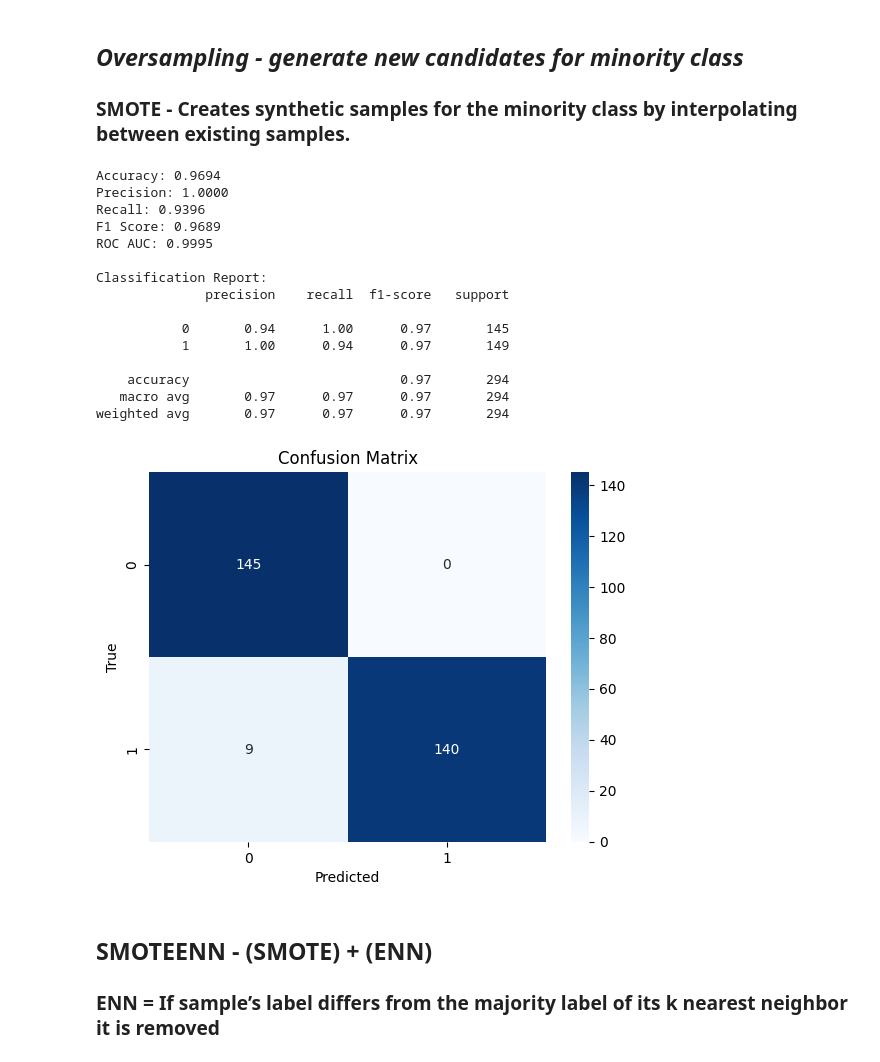
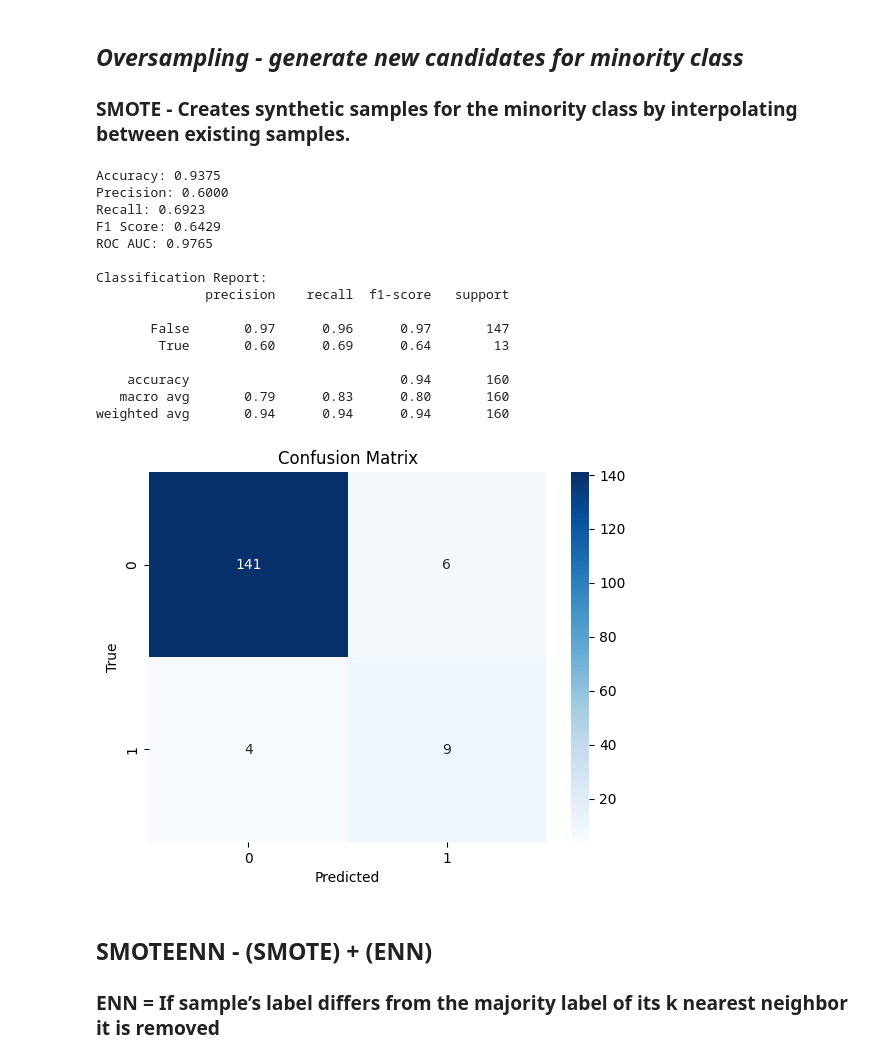
Before and after one commit to GabrielVrabie007/Sigmoid-Intership, a Jupyter notebook: 18.Class_Balancing/main.ipynb, the cells around one changed output. Saved outputs shown, nothing was run; the diff lists cells and outputs as text; code cells hidden in the pictures.

```diff
--- a/18.Class_Balancing/main.ipynb
+++ b/18.Class_Balancing/main.ipynb
@@ -50,4 +50,4 @@ plt.show()
 ### ***Make sure you balance data especially when you predict something more important:have disease or not,fraud or not fraud***
 # %%
 #Drop unusefull column
-df.drop(columns=["#"])
+df = df.drop(columns=["#"],inplace=True)
@@ -105,0 +101,5 @@ df = encode_object_columns(df)
+# %%
+X_train_balanced = train_balanced.drop(columns=[target_column])
+y_train_balanced = train_balanced[target_column]
+
+print(y_train_balanced.value_counts())
@@ -108,7 +113,6 @@ df = encode_object_columns(df)
 # %%
 from sklearn.ensemble import RandomForestClassifier
 from sklearn.utils.class_weight import compute_class_weight
-from sklearn.model_selection import train_test_split
 from sklearn.metrics import (
     accuracy_score,
     precision_score,
@@ -120,20 +124,14 @@ from sklearn.metrics import (
 )
 import numpy as np
 import seaborn as sns
-import matplotlib.pyplot as plt
 
-X = df.drop(target_column, axis=1)
-y = df[target_column]
 
-X_train, X_test, y_train, y_test = train_test_split(
-    X, y, test_size=0.2, random_state=42
-)
 
-classes = np.unique(y_train)
+classes = np.unique(y_train_balanced)
 weights = compute_class_weight(
     class_weight='balanced',
     classes=classes,
-    y=y_train
+    y=y_train_balanced
 )
 class_weights = dict(zip(classes, weights))
 print(class_weights)
@@ -142,5 +140,5 @@ model = RandomForestClassifier(
     class_weight=class_weights,
     random_state=42
 )
-model.fit(X_train, y_train)
+model.fit(X_train_balanced, y_train_balanced)
 # %% [output]
@@ -206,34 +204,37 @@ weighted avg       0.96      0.96      0.96       160
 # %%
 from crucio import SMOTE
 
+
+train_df = X_train.copy()
+
+train_df[target_column] = y_train
+
 smote = SMOTE()
-smote_balanced_df = smote.balance(df=df, target=target_column)
+smote_balanced_df = smote.balance(df=train_df, target=target_column)
 
-X_smote = smote_balanced_df.drop(target_column, axis=1)
-y_smote = smote_balanced_df[target_column]
+X_train_smote = smote_balanced_df.drop(columns=[target_column])
+y_train_smote = smote_balanced_df[target_column]
 
-X_train_smote, X_test_smote, y_train_smote, y_test_smote = train_test_split(
-    X_smote, y_smote, test_size=0.2, random_state=42
-)
+model.fit(X_train_smote, y_train_smote)
 
-evaluate_model(model,X_test=X_test_smote,y_test=y_test_smote)
+evaluate_model(model, X_test=X_test, y_test=y_test)
 # %% [output]
-Accuracy: 0.9694
-Precision: 1.0000
-Recall: 0.9396
-F1 Score: 0.9689
-ROC AUC: 0.9995
+Accuracy: 0.9375
+Precision: 0.6000
+Recall: 0.6923
+F1 Score: 0.6429
+ROC AUC: 0.9765
 
 Classification Report:
               precision    recall  f1-score   support
 
-           0       0.94      1.00      0.97       145
-           1       1.00      0.94      0.97       149
+       False       0.97      0.96      0.97       147
+        True       0.60      0.69      0.64        13
 
-    accuracy                           0.97       294
-   macro avg       0.97      0.97      0.97       294
-weighted avg       0.97      0.97      0.97       294
+    accuracy                           0.94       160
+   macro avg       0.79      0.83      0.80       160
+weighted avg       0.94      0.94      0.94       160
-[figure, old version]
+[figure, new version]
 # %% [markdown]
 ## **SMOTEENN** - (SMOTE) + (ENN)
 ### ENN = If sample’s label differs from the majority label of its k nearest neighbor it is removed
```
Also changed, not shown: parts of 8 cells of this notebook.
